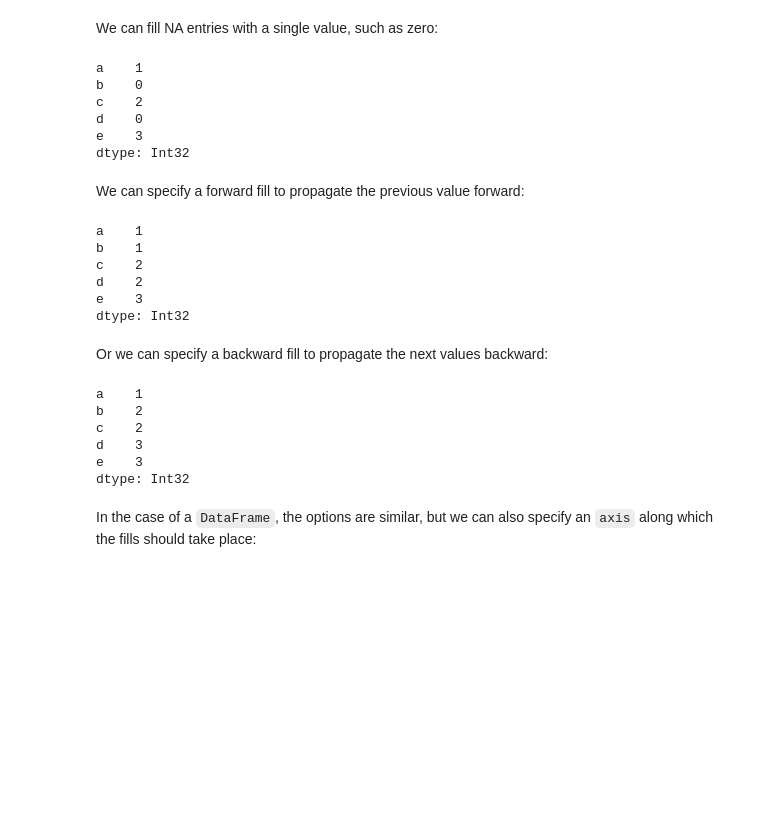
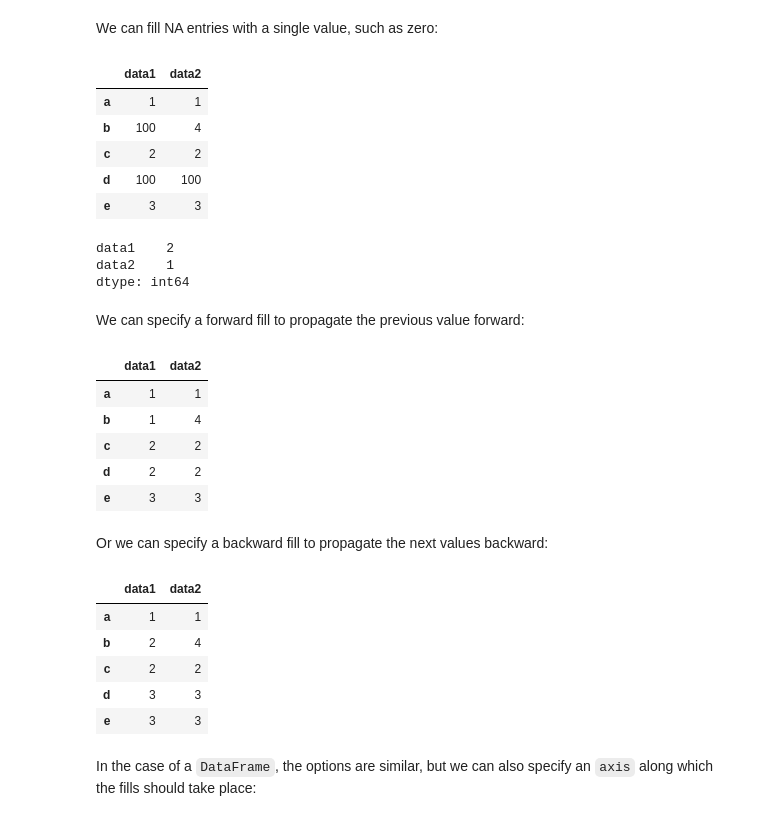
Before and after one commit to danielescobars9/FundamentosDeProgramacion, a Jupyter notebook: pandas/03_04_Missing_Values.ipynb, the cells around one changed output. Saved outputs shown, nothing was run; the diff lists cells and outputs as text; code cells hidden in the pictures; blank space fills up the shorter version.

```diff
--- a/pandas/03_04_Missing_Values.ipynb
+++ b/pandas/03_04_Missing_Values.ipynb
@@ -287,5 +293,6 @@ You could do this in-place using the `isnull` method as a mask, but because it i
 
 Consider the following `Series`:
 # %%
-data = pd.Series([1, np.nan, 2, None, 3], index=list('abcde'), dtype='Int32')
-data
+data1 = pd.Series([1, np.nan, 2, None, 3], index=list('abcde'), dtype='Int32')
+data2 = pd.Series([1, 4, 2, None, 3], index=list('abcde'), dtype='Int32')
+data = pd.DataFrame({'data1': data1, 'data2': data2})
@@ -299,38 +308,44 @@ dtype: Int32
 # %% [markdown]
 We can fill NA entries with a single value, such as zero:
 # %%
-data.fillna(0)
+data.fillna(100)
 # %% [output]
-a    1
-b    0
-c    2
-d    0
-e    3
-dtype: Int32
+|  | data1 | data2 |
+| a | 1 | 1 |
+| b | 100 | 4 |
+| c | 2 | 2 |
+| d | 100 | 100 |
+| e | 3 | 3 |
+# %%
+data.isna().sum()
+# %% [output]
+data1    2
+data2    1
+dtype: int64
 # %% [markdown]
 We can specify a forward fill to propagate the previous value forward:
 # %%
 # forward fill
 data.fillna(method='ffill')
 # %% [output]
-a    1
-b    1
-c    2
-d    2
-e    3
-dtype: Int32
+|  | data1 | data2 |
+| a | 1 | 1 |
+| b | 1 | 4 |
+| c | 2 | 2 |
+| d | 2 | 2 |
+| e | 3 | 3 |
 # %% [markdown]
 Or we can specify a backward fill to propagate the next values backward:
 # %%
 # back fill
 data.fillna(method='bfill')
 # %% [output]
-a    1
-b    2
-c    2
-d    3
-e    3
-dtype: Int32
+|  | data1 | data2 |
+| a | 1 | 1 |
+| b | 2 | 4 |
+| c | 2 | 2 |
+| d | 3 | 3 |
+| e | 3 | 3 |
 # %% [markdown]
 In the case of a `DataFrame`, the options are similar, but we can also specify an `axis` along which the fills should take place:
 # %%
```
Also changed, not shown: parts of 9 cells of this notebook, 23 other files.
